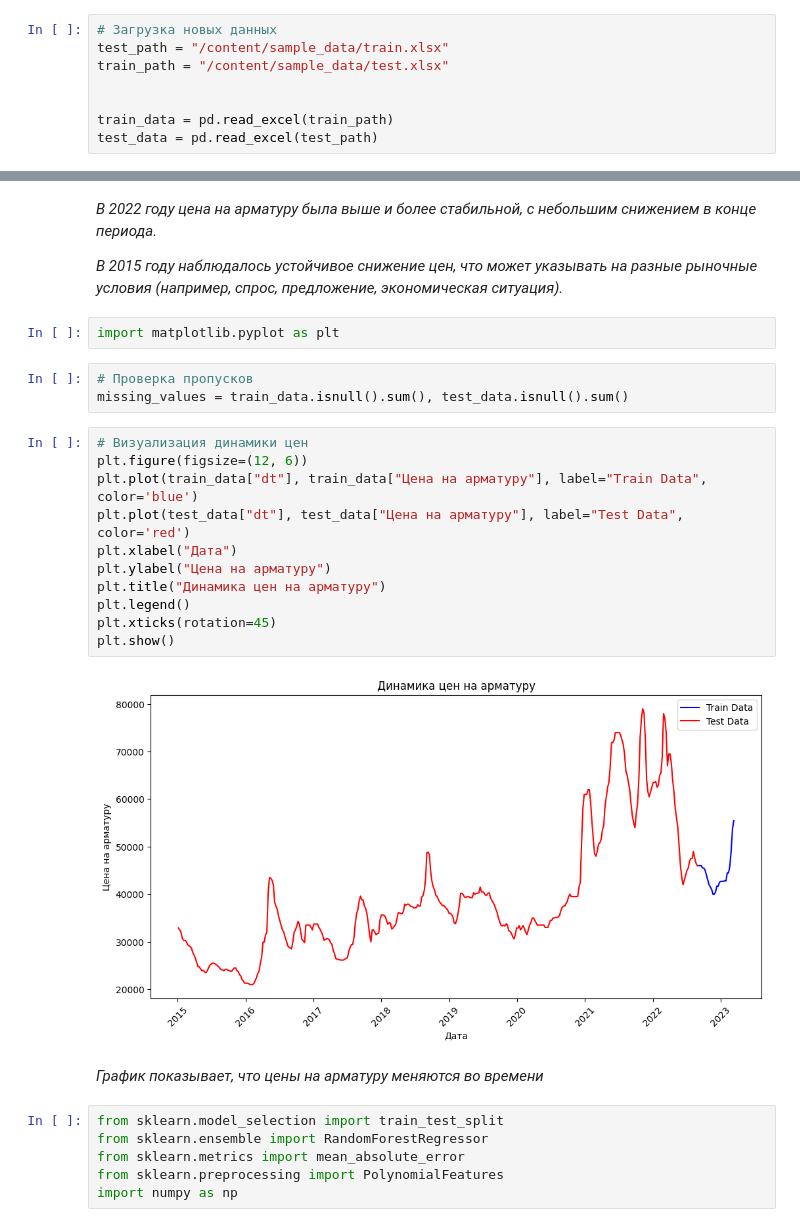
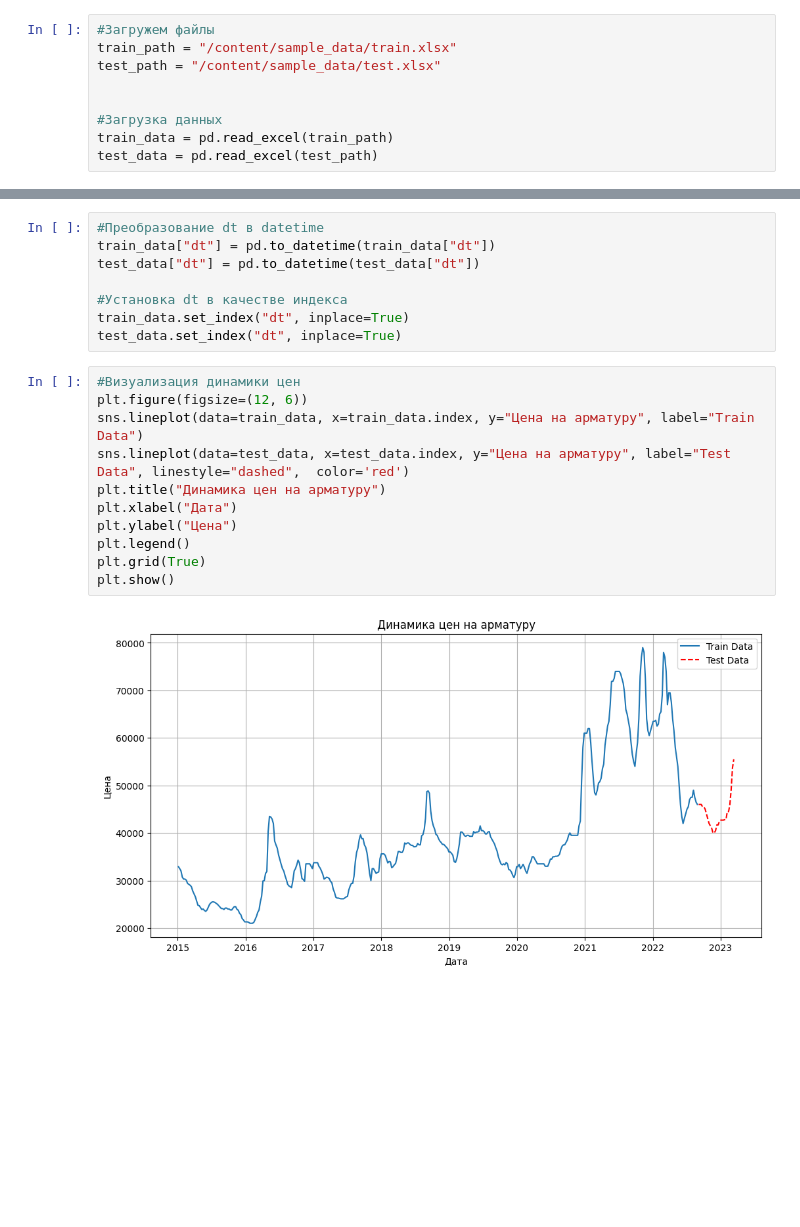
Before and after one commit to EBUSYGIN/ML-3, a Jupyter notebook: intensive3.ipynb, the cells around one changed output, grey strips where cells are left out. Cells and saved outputs as stored; diff of their text form; blank space fills up the shorter version.

```diff
--- a/intensive3.ipynb
+++ b/intensive3.ipynb
@@ -5,9 +10,10 @@ import pandas as pd
 # %%
-# Загрузка новых данных
-test_path = "/content/sample_data/train.xlsx"
-train_path = "/content/sample_data/test.xlsx"
+#Загружем файлы
+train_path = "/content/sample_data/train.xlsx"
+test_path = "/content/sample_data/test.xlsx"
 
 
+#Загрузка данных
 train_data = pd.read_excel(train_path)
 test_data = pd.read_excel(test_path)
 # %%
@@ -29,30 +40,21 @@ train_data.head(), test_data.head()
-# %% [markdown]
-*В 2022 году цена на арматуру была выше и более стабильной, с небольшим снижением в конце периода.*
-
-*В 2015 году наблюдалось устойчивое снижение цен, что может указывать на разные рыночные условия (например, спрос, предложение, экономическая ситуация).*
-# %%
-import matplotlib.pyplot as plt
-# %%
-# Проверка пропусков
-missing_values = train_data.isnull().sum(), test_data.isnull().sum()
+# %%
+#Преобразование dt в datetime
+train_data["dt"] = pd.to_datetime(train_data["dt"])
+test_data["dt"] = pd.to_datetime(test_data["dt"])
+
+#Установка dt в качестве индекса
+train_data.set_index("dt", inplace=True)
+test_data.set_index("dt", inplace=True)
 # %%
-# Визуализация динамики цен
+#Визуализация динамики цен
 plt.figure(figsize=(12, 6))
-plt.plot(train_data["dt"], train_data["Цена на арматуру"], label="Train Data", color='blue')
-plt.plot(test_data["dt"], test_data["Цена на арматуру"], label="Test Data", color='red')
+sns.lineplot(data=train_data, x=train_data.index, y="Цена на арматуру", label="Train Data")
+sns.lineplot(data=test_data, x=test_data.index, y="Цена на арматуру", label="Test Data", linestyle="dashed",  color='red')
+plt.title("Динамика цен на арматуру")
 plt.xlabel("Дата")
-plt.ylabel("Цена на арматуру")
-plt.title("Динамика цен на арматуру")
+plt.ylabel("Цена")
 plt.legend()
-plt.xticks(rotation=45)
+plt.grid(True)
 plt.show()
 # %% [output]
-[figure, old version]
+[figure, new version]
-# %% [markdown]
-*График показывает, что цены на арматуру меняются во времени*
-# %%
-from sklearn.model_selection import train_test_split
-from sklearn.ensemble import RandomForestRegressor
-from sklearn.metrics import mean_absolute_error
-from sklearn.preprocessing import PolynomialFeatures
-import numpy as np
```
Also changed, not shown: parts of 9 cells of this notebook.
